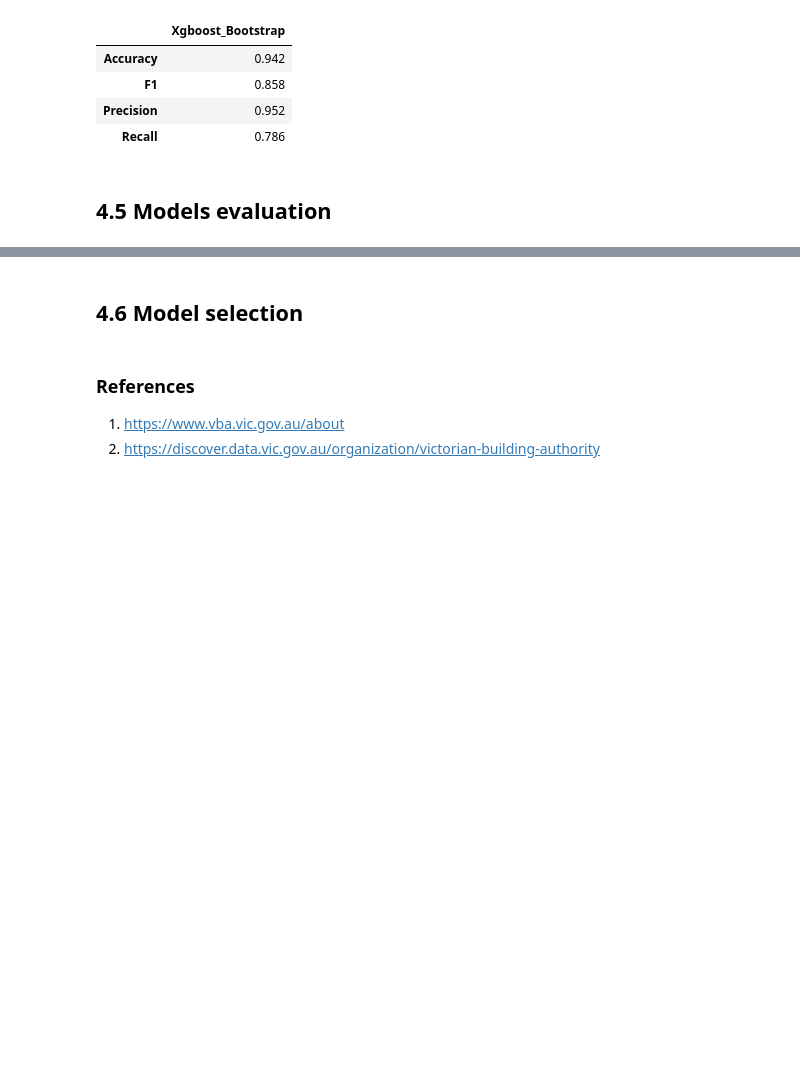
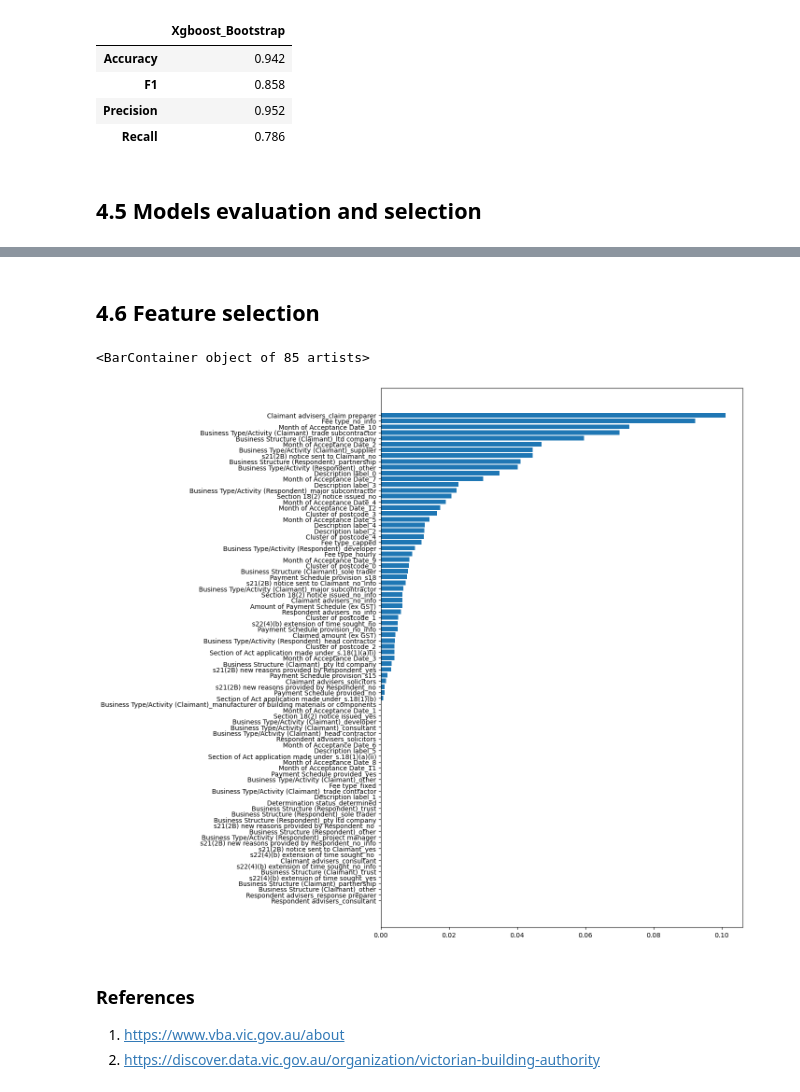
Before and after one commit to Guticar94/COMP20008_Assignment_2, a Jupyter notebook: main.ipynb, the cells around one changed output, grey strips where cells are left out. Saved outputs shown, nothing was run; the diff lists cells and outputs as text; code cells hidden in the pictures; blank space fills up the shorter version.

```diff
--- a/main.ipynb
+++ b/main.ipynb
@@ -1347,7 +1357,7 @@ xgb_boo
 | Precision | 0.952 |
 | Recall | 0.786 |
 # %% [markdown]
-<h2>4.5 Models evaluation
+<h2>4.5 Models evaluation and selection
 # %%
 # Evaluate model
 pd.concat([lr, rf, xgb, lr_boo, rf_boo, xgb_boo], axis=1)
@@ -1358,4 +1368,4 @@ pd.concat([lr, rf, xgb, lr_boo, rf_boo, xgb_boo], axis=1)
 | Precision | 0.526 | 0.667 | 0.800 | 0.645 | 0.620 | ... |
 | Recall | 0.556 | 0.333 | 0.444 | 0.799 | 0.328 | ... |
 # %% [markdown]
-<h2>4.6 Model selection
+<h2>4.6 Feature selection
@@ -1362,3 +1374,10 @@ pd.concat([lr, rf, xgb, lr_boo, rf_boo, xgb_boo], axis=1)
+# %%
+plt.figure(figsize=(10, 15))
+sorted_idx = xg_model.feature_importances_.argsort()
+plt.barh(X_.columns[sorted_idx], xg_model.feature_importances_[sorted_idx])
+# %% [output]
+<BarContainer object of 85 artists>
+[figure, added]
 # %% [markdown]
 ### References
 
```
Also changed, not shown: parts of 2 cells of this notebook.
